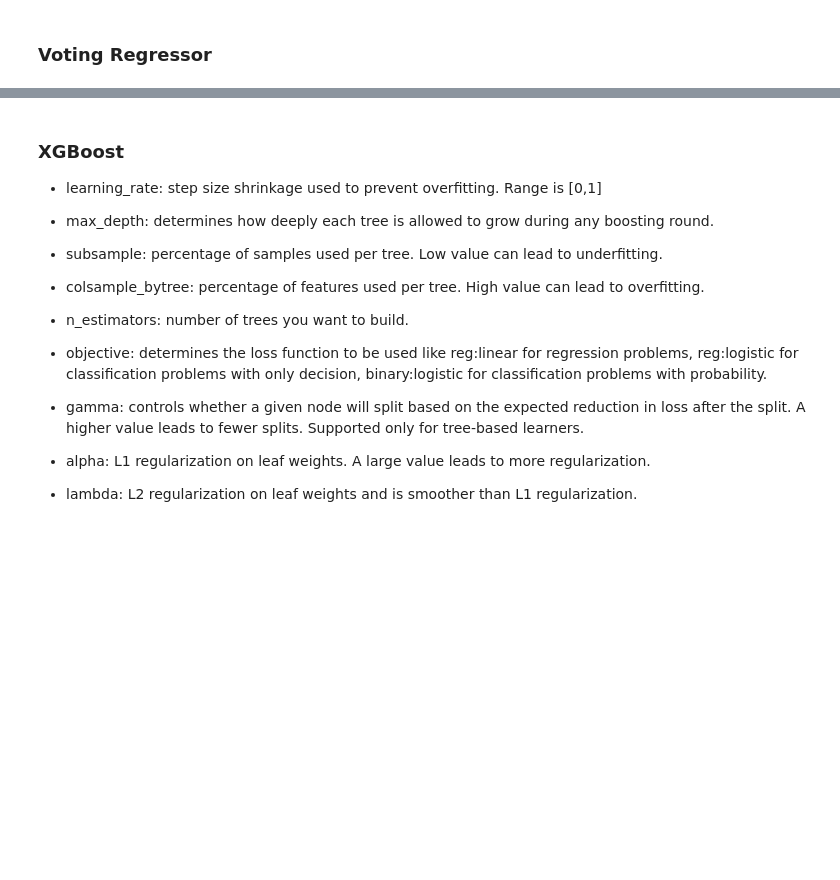
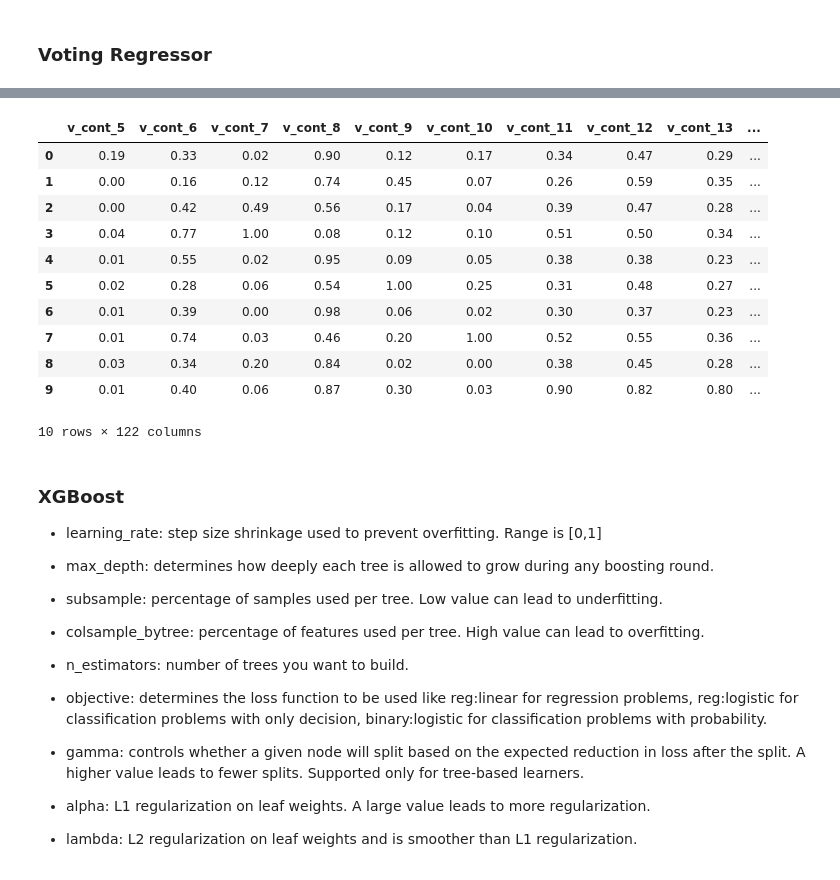
Before and after one commit to rayguang/brain, a Jupyter notebook: tasks/prediction/Crime Data (Regression).ipynb, the cells around one changed output, grey strips where cells are left out. Drawn from its saved outputs; the diff is of its cells as text; code cells hidden in the pictures; blank space fills up the shorter version.

```diff
--- a/tasks/prediction/Crime Data (Regression).ipynb
+++ b/tasks/prediction/Crime Data (Regression).ipynb
@@ -586,3 +583,18 @@ ValueError: could not broadcast input array from shape (10,1) into shape (10)
+# %%
+xt1
+# %% [output]
+|  | v_cont_5 | v_cont_6 | v_cont_7 | v_cont_8 | v_cont_9 | v_cont_10 | v_cont_11 | v_cont_12 | v_cont_13 | ... |
+| 0 | 0.19 | 0.33 | 0.02 | 0.90 | 0.12 | 0.17 | 0.34 | 0.47 | 0.29 | ... |
+| 1 | 0.00 | 0.16 | 0.12 | 0.74 | 0.45 | 0.07 | 0.26 | 0.59 | 0.35 | ... |
+| 2 | 0.00 | 0.42 | 0.49 | 0.56 | 0.17 | 0.04 | 0.39 | 0.47 | 0.28 | ... |
+| 3 | 0.04 | 0.77 | 1.00 | 0.08 | 0.12 | 0.10 | 0.51 | 0.50 | 0.34 | ... |
+| 4 | 0.01 | 0.55 | 0.02 | 0.95 | 0.09 | 0.05 | 0.38 | 0.38 | 0.23 | ... |
+| 5 | 0.02 | 0.28 | 0.06 | 0.54 | 1.00 | 0.25 | 0.31 | 0.48 | 0.27 | ... |
+| 6 | 0.01 | 0.39 | 0.00 | 0.98 | 0.06 | 0.02 | 0.30 | 0.37 | 0.23 | ... |
+| 7 | 0.01 | 0.74 | 0.03 | 0.46 | 0.20 | 1.00 | 0.52 | 0.55 | 0.36 | ... |
+| 8 | 0.03 | 0.34 | 0.20 | 0.84 | 0.02 | 0.00 | 0.38 | 0.45 | 0.28 | ... |
+| 9 | 0.01 | 0.40 | 0.06 | 0.87 | 0.30 | 0.03 | 0.90 | 0.82 | 0.80 | ... |
+10 rows × 122 columns
 # %% [markdown]
 ### XGBoost
 * learning_rate: step size shrinkage used to prevent overfitting. Range is [0,1]
```
Also changed, not shown: parts of 2 cells of this notebook, 1 other file.
